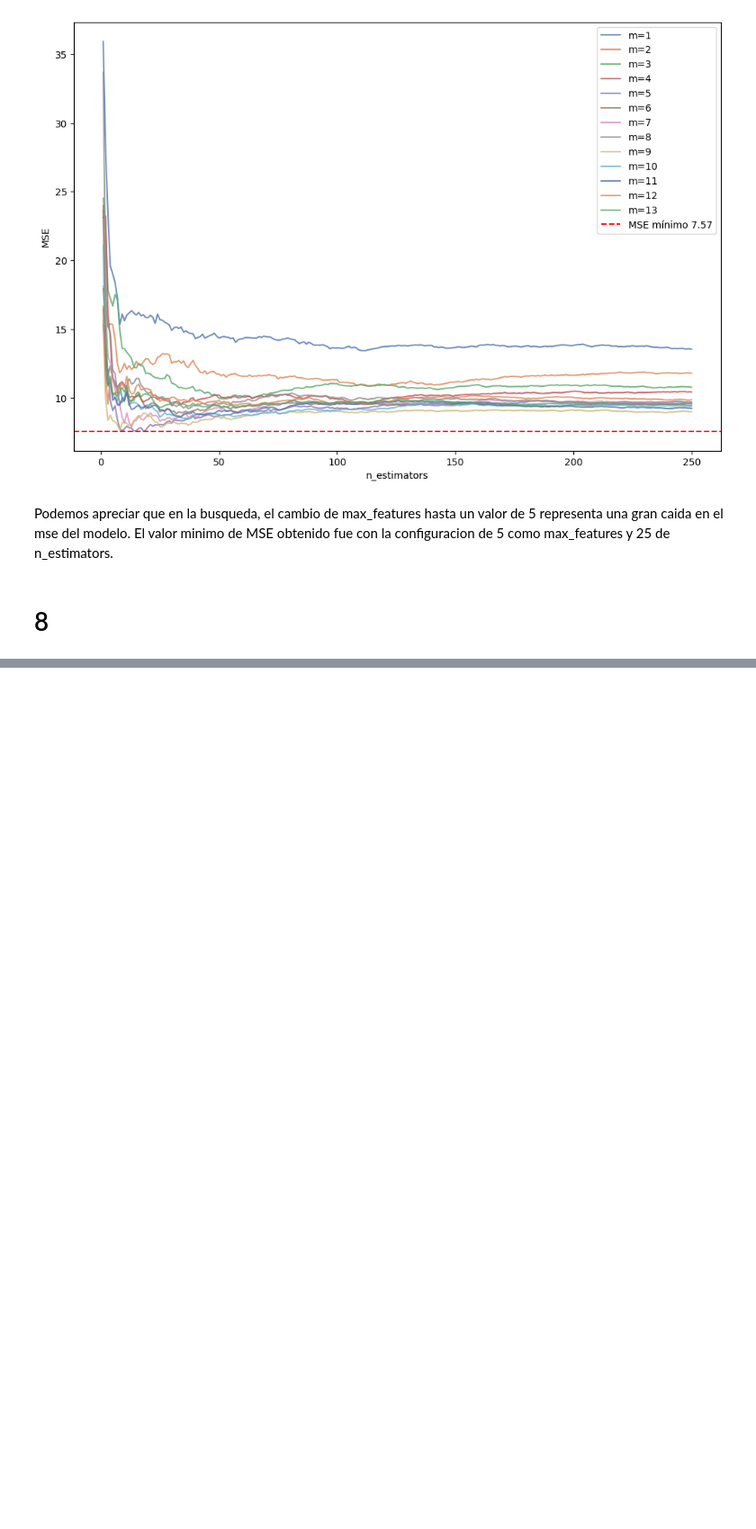
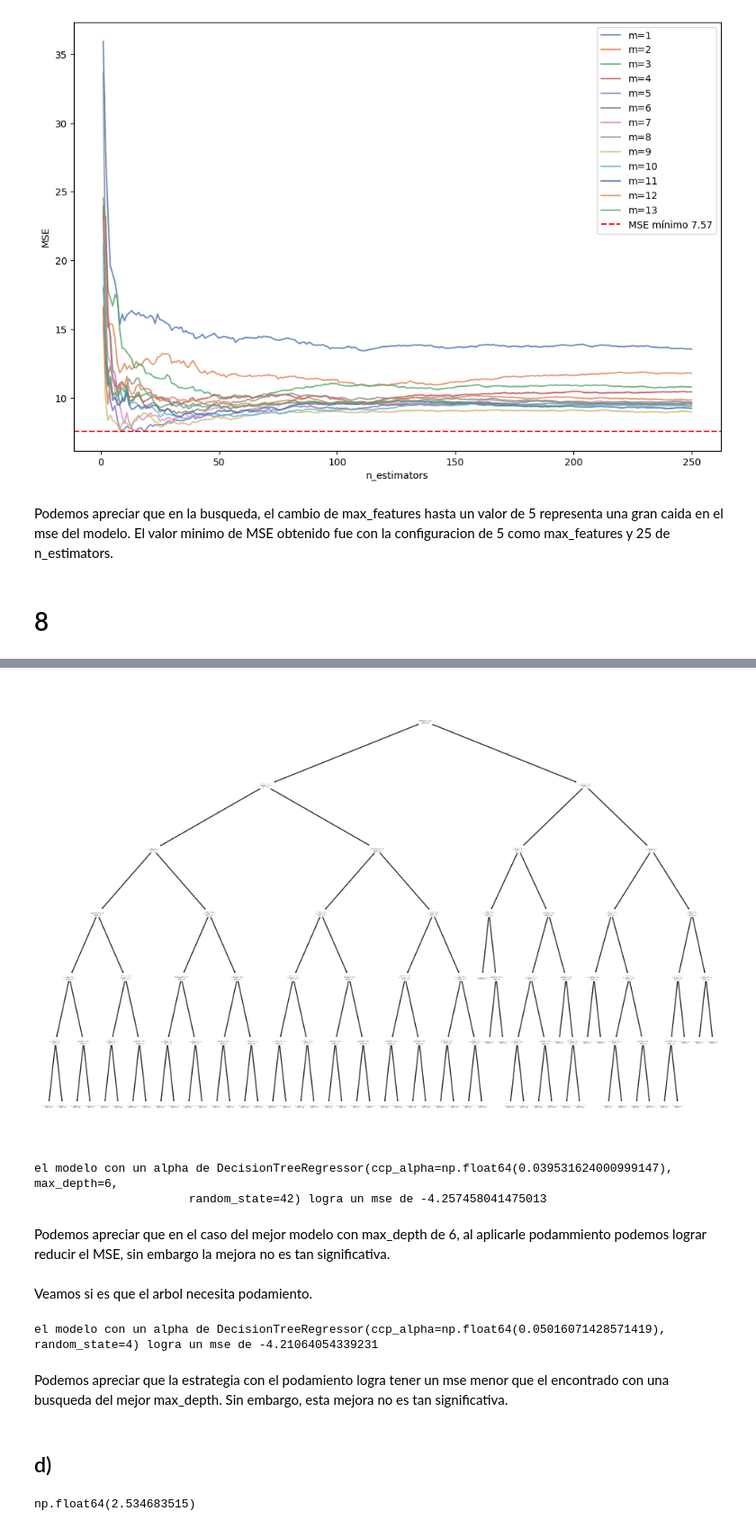
Before and after one commit to chuancao26/islp, a Jupyter notebook: exercices_Trees.ipynb, the cells around one changed output, grey strips where cells are left out. Shown at 90% size. Cells and saved outputs as stored; diff of their text form; code cells hidden in the pictures; blank space fills up the shorter version.

```diff
--- a/exercices_Trees.ipynb
+++ b/exercices_Trees.ipynb
@@ -193,0 +257,55 @@ Podemos apreciar que en la busqueda, el cambio de max_features hasta un valor de
+# %%
+carseat_decision = DecisionTreeRegressor(max_depth=6,
+                                          random_state=42).fit(X_train, y_train)
+fig, ax = plt.subplots(figsize=(12,8))
+plot_tree(carseat_decision, feature_names=feature_names, ax=ax);
+# %% [output]
+[figure, added]
+# %%
+alphas_decision = carseat_decision.cost_complexity_pruning_path(X_train, y_train)
+
+params = {"ccp_alpha": alphas_decision["ccp_alphas"]}
+
+search = skm.GridSearchCV(carseat_decision,
+                          param_grid=params,
+                          scoring="neg_mean_squared_error",
+                          cv=kfold
+                          )
+search.fit(X_train, y_train)
+print(f"el modelo con un alpha de {search.best_estimator_} logra un mse de {search.best_score_}")
+# %% [output]
+el modelo con un alpha de DecisionTreeRegressor(ccp_alpha=np.float64(0.039531624000999147), max_depth=6,
+                      random_state=42) logra un mse de -4.257458041475013
+# %% [markdown]
+Podemos apreciar que en el caso del mejor modelo con max_depth de 6, al aplicarle podammiento podemos lograr reducir el MSE, sin embargo la mejora no es tan significativa.
+# %% [markdown]
+Veamos si es que el arbol necesita podamiento.
+# %%
+decision = DecisionTreeRegressor(
+                                random_state=42).fit(X_train, y_train)
+alphas_decision = decision.cost_complexity_pruning_path(X_train, y_train)
+
+# ahora hagamos la busqueda
+params = {"ccp_alpha": alphas_decision["ccp_alphas"]}
+
+search = skm.GridSearchCV(DecisionTreeRegressor(random_state=4),
+                          param_grid=params,
+                          scoring="neg_mean_squared_error",
+                          cv=kfold
+                          )
+search.fit(X_train, y_train)
+print(f"el modelo con un alpha de {search.best_estimator_} logra un mse de {search.best_score_}")
+# %% [output]
+el modelo con un alpha de DecisionTreeRegressor(ccp_alpha=np.float64(0.05016071428571419), random_state=4) logra un mse de -4.21064054339231
+# %% [markdown]
+Podemos apreciar que la estrategia con el podamiento logra tener un mse menor que el encontrado con una busqueda del mejor max_depth. Sin embargo, esta mejora no es tan significativa.
+# %% [markdown]
+## d)
+# %%
+# ahora vamos a desarrollar el bagging aproach
+carseat_bagging = RandomForestRegressor(max_features=X_train.shape[1],
+                                        random_state=42).fit(X_train, y_train)
+y_hat_bagging = carseat_bagging.predict(X_test)
+np.mean((y_test - y_hat_bagging)**2)
+# %% [output]
+np.float64(2.534683515)
```
Also changed, not shown: parts of 24 cells of this notebook.
